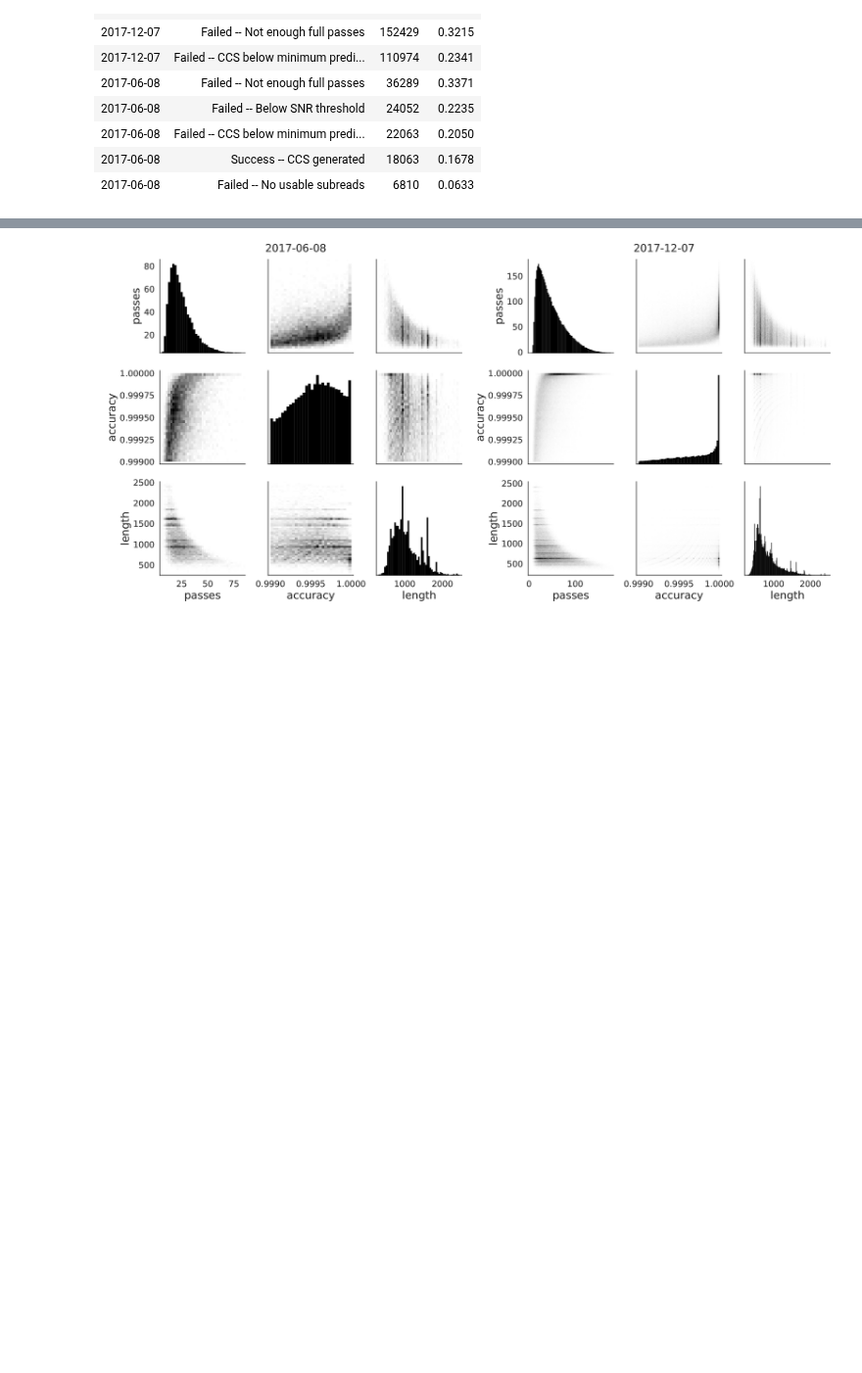
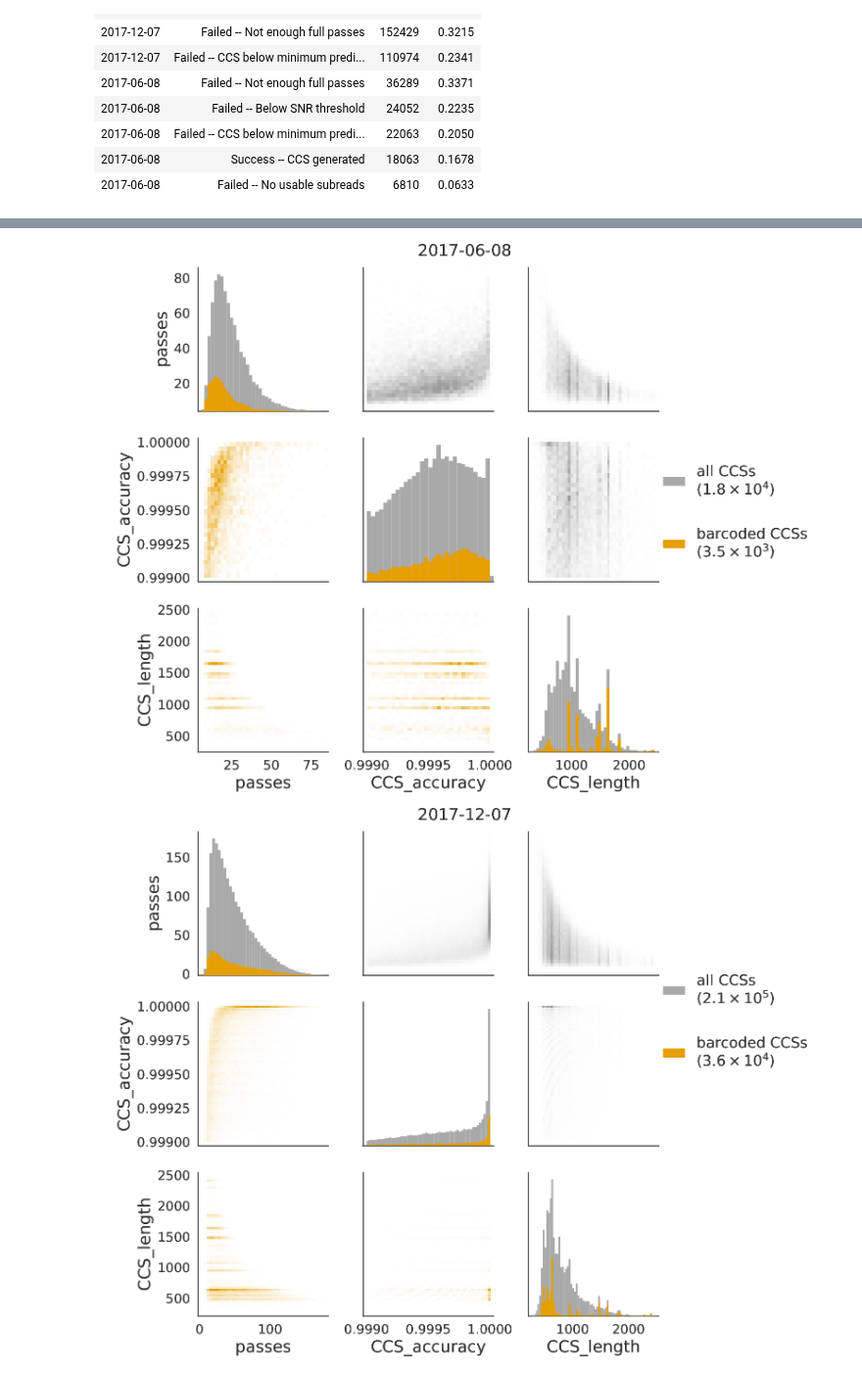
Before and after one commit to jbloomlab/IFNsorted_flu_single_cell, a Jupyter notebook: pacbio_analysis.ipynb, the cells around one changed output, grey strips where cells are left out. Shown at 98% size. Drawn from its saved outputs; the diff is of its cells as text; code cells hidden in the pictures; blank space fills up the shorter version.

```diff
--- a/pacbio_analysis.ipynb
+++ b/pacbio_analysis.ipynb
@@ -197,0 +208,3 @@ Make plots summarizing number of passes, accuracy, and read lengths:
+# %%
+primer3 = 'CTACACGACGCTCTTCCGATCT'
+print("The length of the 3' primer is {0} nt".format(len(primer3)))
@@ -197,0 +215,12 @@ Make plots summarizing number of passes, accuracy, and read lengths:
+# %%
+primer5_mix = {'PB2':'GCGAAAGCAGGTCAATTATATTCAATATGGAAAG',
+               'PB1':'GCGAAAGCAGGCAAACCATTTG',
+               'PA':'GCGAAAGCAGGTACTGATTCAAAATGG',
+               'HA':'GCAAAAGCAGGGGAAAATAAAAACAACC',
+               'NP':'GCAAAAGCAGGGTAGATAATCACTCAC',
+               'NA':'GCGAAAGCAGGAGTTTAAATGAATCCAAAC',
+               'M':'GCAAAAGCAGGTAGATATTGAAAGATGAGTC',
+               'NS':'GCAAAAGCAGGGTGACAAAGACATAATG',
+              }
+print("The length of the 5' primer ranges from {0} to {1} nt".format(
+        min(map(len, primer5_mix.values())), max(map(len, primer5_mix.values()))))
@@ -197,0 +242,17 @@ Make plots summarizing number of passes, accuracy, and read lengths:
+# %%
+trim_ends = 5 # trim this many off each end of required matches
+
+# define components of proper CCSs (5' to 3' in mRNA sense)
+match_str_parts = collections.OrderedDict([
+        ('termini5', '|'.join([s[trim_ends : ] for s in primer5_mix.values()])),
+        ('mrna', 'N+'),
+        ('polyA', 'A{25,35}'),
+        ('umi', 'N{10}'),
+        ('cell_barcode', 'N{16}'),
+        ('termini3', reverseComplement(primer3[trim_ends : ]))
+        ])
+
+# build match_str from all these components
+match_str = ''.join(['(?P<{0}>{1})'.format(*tup) for tup in match_str_parts.items()])
+
+print("Here is the match_str we will search for:\n{0}".format(match_str))
@@ -198,8 +269,9 @@ Make plots summarizing number of passes, accuracy, and read lengths:
 # %%
-ccs_plots = []
 for ccs in ccslist:
-    ccs_plots.append(os.path.join(ccsdir, ccs.name + '_CCS_plot.pdf'))
-    ccs.plotResults(ccs_plots[-1])
-showPDF(ccs_plots)
+    ccs.filterSeqs(match_str, filter_colname='barcoded')
+    ccs_plot = os.path.join(ccsdir, ccs.name + '_CCS_plot.pdf')
+    ccs.plotResults(ccs_plot, lower_filter='barcoded')
+    showPDF(ccs_plot)
 # %% [output]
-[figure, old version]
+[figure, new version]
+[figure, added]
```
Also changed, not shown: parts of 17 cells of this notebook.
